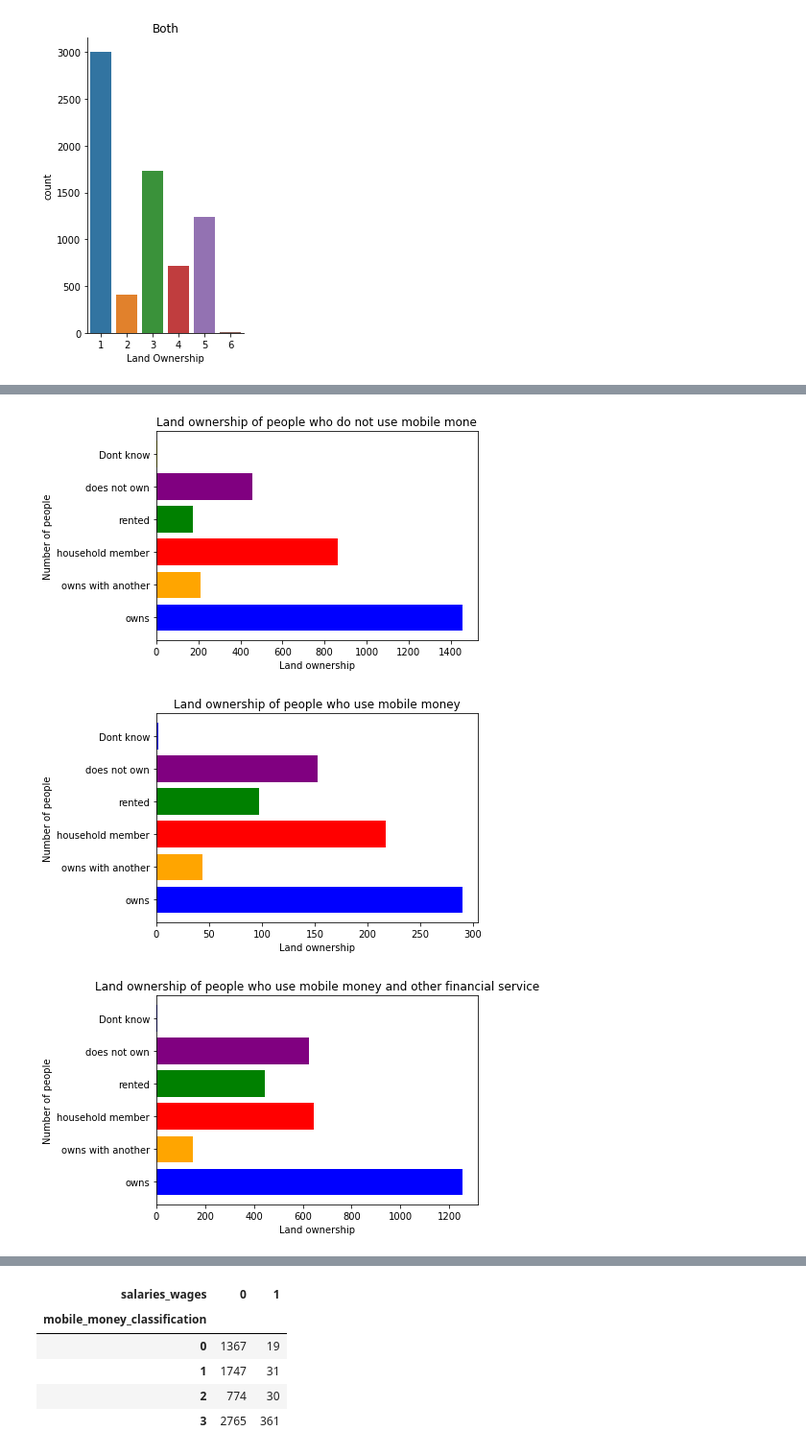
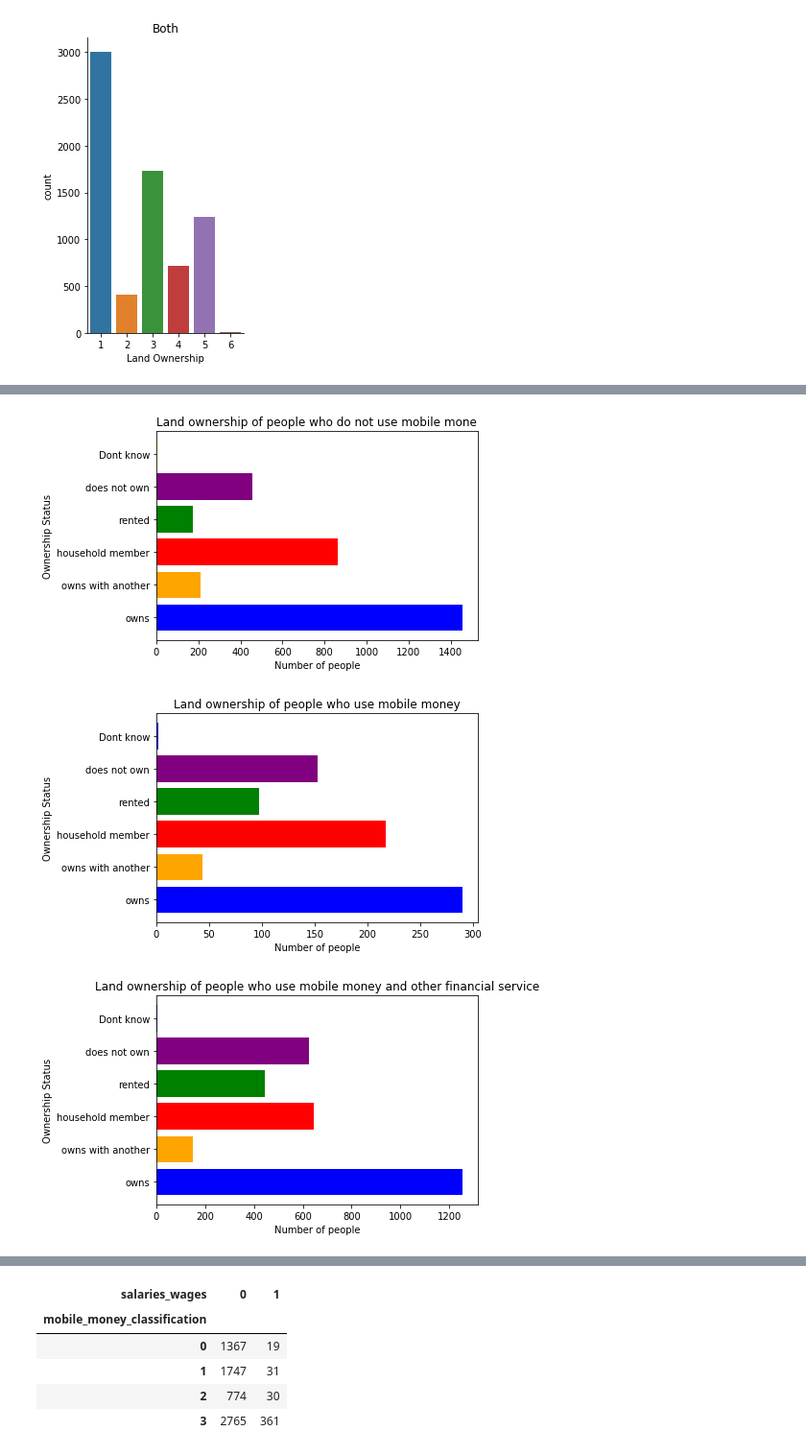
Before and after one commit to tshepojrampai/Mobile-money-Tanzania, a Jupyter notebook: tanzania-mobile-money.ipynb, the cells around one changed output, grey strips where cells are left out. Shown at 96% size. Saved outputs shown, nothing was run; the diff lists cells and outputs as text; code cells hidden in the pictures.

```diff
--- a/tanzania-mobile-money.ipynb
+++ b/tanzania-mobile-money.ipynb
@@ -472,7 +554,21 @@ plt.legend(['none land owner', 'land owner'])
 <matplotlib.legend.Legend at 0x...>
 [figure]
 # %%
-# Land ownership
+num_to_word={1: "Landowner",
+             2: "Owns_w/_other",
+             3: "HH_member_owns",
+             4:"Rented",
+             5:"Doesn't_own",
+             6:"Don't_Own"
+            }
+
+
+l_o = land_ownership_none.groupby(land_ownership_none.iloc[:-1]).count()
+land_ownership_none_list = list('')
+labels = ['owns','owns with another','household member','rented','does not own','Dont know']
+for i in l_o :
+    land_ownership_none_list.append(i)
+
 sns.catplot(x='Q5',kind='count', col='classification', aspect=.6, data=file).set(xlabel='Land Ownership')
 sns.catplot(x='Q5',kind='count',aspect=.6, data=file).set(title='Both', xlabel='Land Ownership')
 # %% [output]
@@ -488,39 +593,39 @@ land_ownership_both = both.Q5
 l_o = land_ownership_none.groupby(land_ownership_none.iloc[:-1]).count()
 land_ownership_none_list = list('')
 labels = ['owns','owns with another','household member','rented','does not own','Dont know']
 for i in l_o :
     land_ownership_none_list.append(i)
 
 plt.barh(labels, land_ownership_none_list, color = ['blue','orange','red', 'green', 'purple', 'yellow'])
-plt.xlabel('Land ownership')
-plt.ylabel('Number of people')
+plt.xlabel('Number of people')
+plt.ylabel('Ownership Status')
 plt.title('Land ownership of people who do not use mobile mone')
 plt.show()
 
 l_o = land_ownership_mobile.groupby(land_ownership_mobile.iloc[:-1]).count()
 land_ownership_mobile_list = list('')
 labels = ['owns','owns with another','household member','rented','does not own','Dont know']
 for i in l_o :
     land_ownership_mobile_list.append(i)
 
 plt.barh(labels, land_ownership_mobile_list, color = ['blue','orange','red', 'green', 'purple'])
-plt.xlabel('Land ownership')
-plt.ylabel('Number of people')
+plt.xlabel('Number of people')
+plt.ylabel('Ownership Status')
 plt.title('Land ownership of people who use mobile money')
 plt.show()
 
 l_o = land_ownership_both.groupby(land_ownership_both.iloc[:-1]).count()
 land_ownership_both_list = list('')
 labels = ['owns','owns with another','household member','rented','does not own','Dont know']
 for i in l_o :
     land_ownership_both_list.append(i)
 
 plt.barh(labels, land_ownership_both_list, color = ['blue','orange','red', 'green', 'purple'])
-plt.xlabel('Land ownership')
-plt.ylabel('Number of people')
+plt.xlabel('Number of people')
+plt.ylabel('Ownership Status')
 plt.title('Land ownership of people who use mobile money and other financial service')
 plt.show()
 # %% [output]
-[figure, old version]
+[figure, new version]
-[figure, old version]
+[figure, new version]
-[figure, old version]
+[figure, new version]
```
Also changed, not shown: parts of 55 cells of this notebook.
